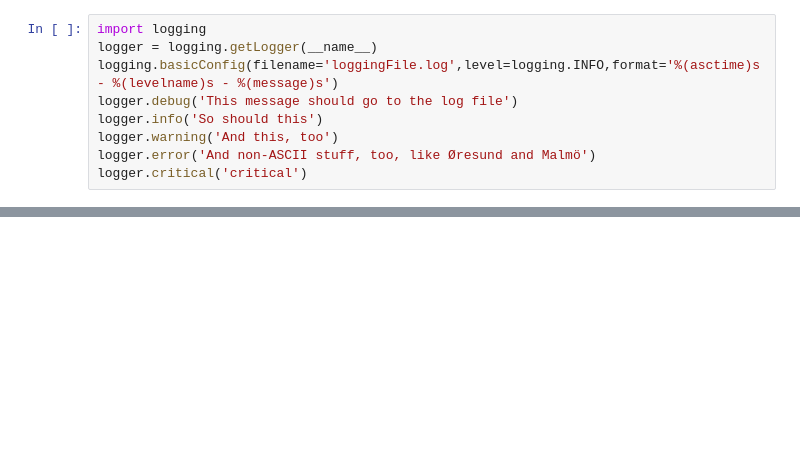
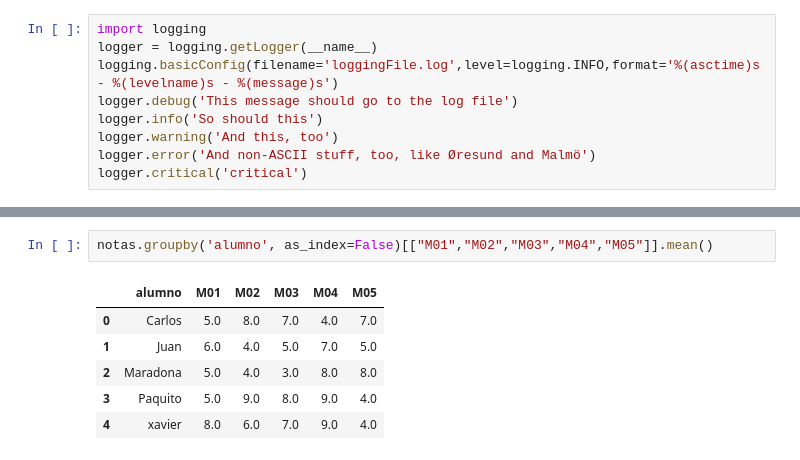
Before and after one commit to Bemen3M07/jupiter-logs-pandas-OmaimaBenHamouda, a Jupyter notebook: logging.ipynb, the cells around one changed output, grey strips where cells are left out. Cells and saved outputs as stored; diff of their text form; blank space fills up the shorter version.

```diff
--- a/logging.ipynb
+++ b/logging.ipynb
@@ -15,0 +63,9 @@ while True:
+# %%
+notas.groupby('alumno', as_index=False)[["M01","M02","M03","M04","M05"]].mean()
+# %% [output]
+|  | alumno | M01 | M02 | M03 | M04 | M05 |
+| 0 | Carlos | 5.0 | 8.0 | 7.0 | 4.0 | 7.0 |
+| 1 | Juan | 6.0 | 4.0 | 5.0 | 7.0 | 5.0 |
+| 2 | Maradona | 5.0 | 4.0 | 3.0 | 8.0 | 8.0 |
+| 3 | Paquito | 5.0 | 9.0 | 8.0 | 9.0 | 4.0 |
+| 4 | xavier | 8.0 | 6.0 | 7.0 | 9.0 | 4.0 |
```
Also changed, not shown: parts of 14 cells of this notebook, 1 other file.
